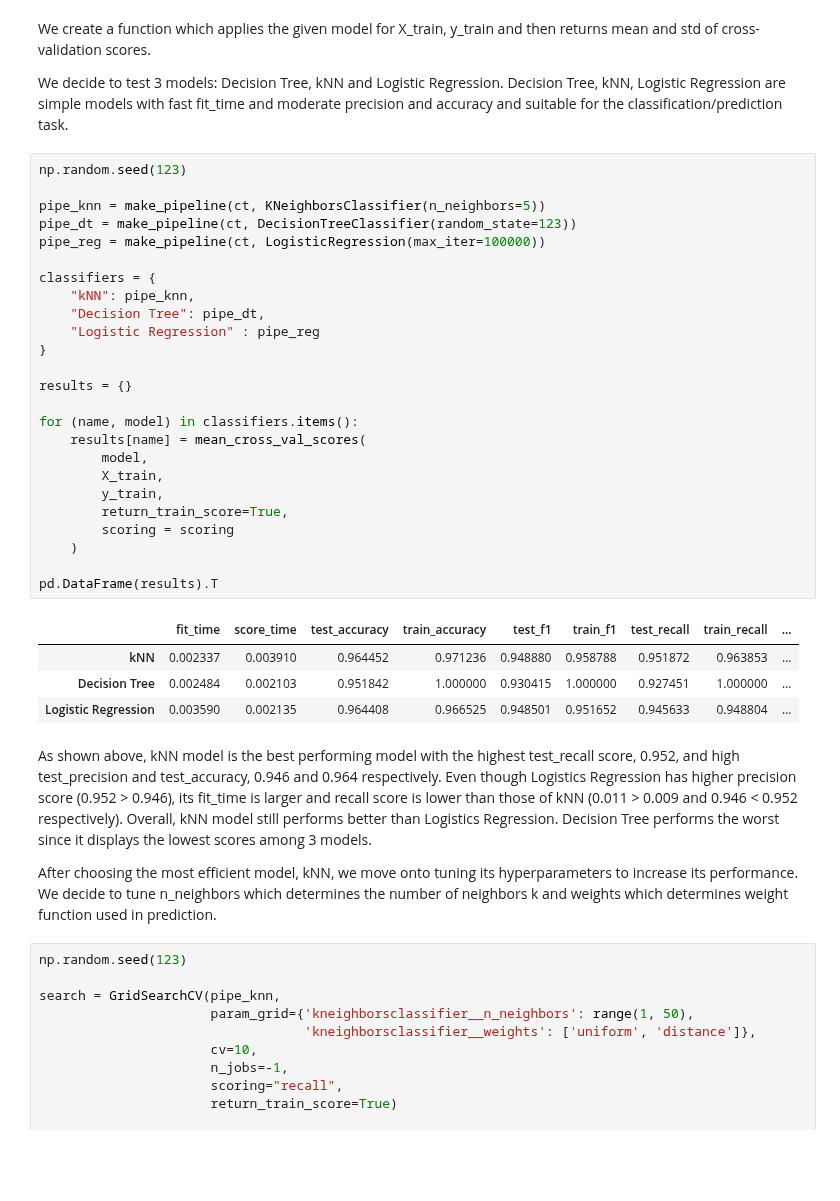
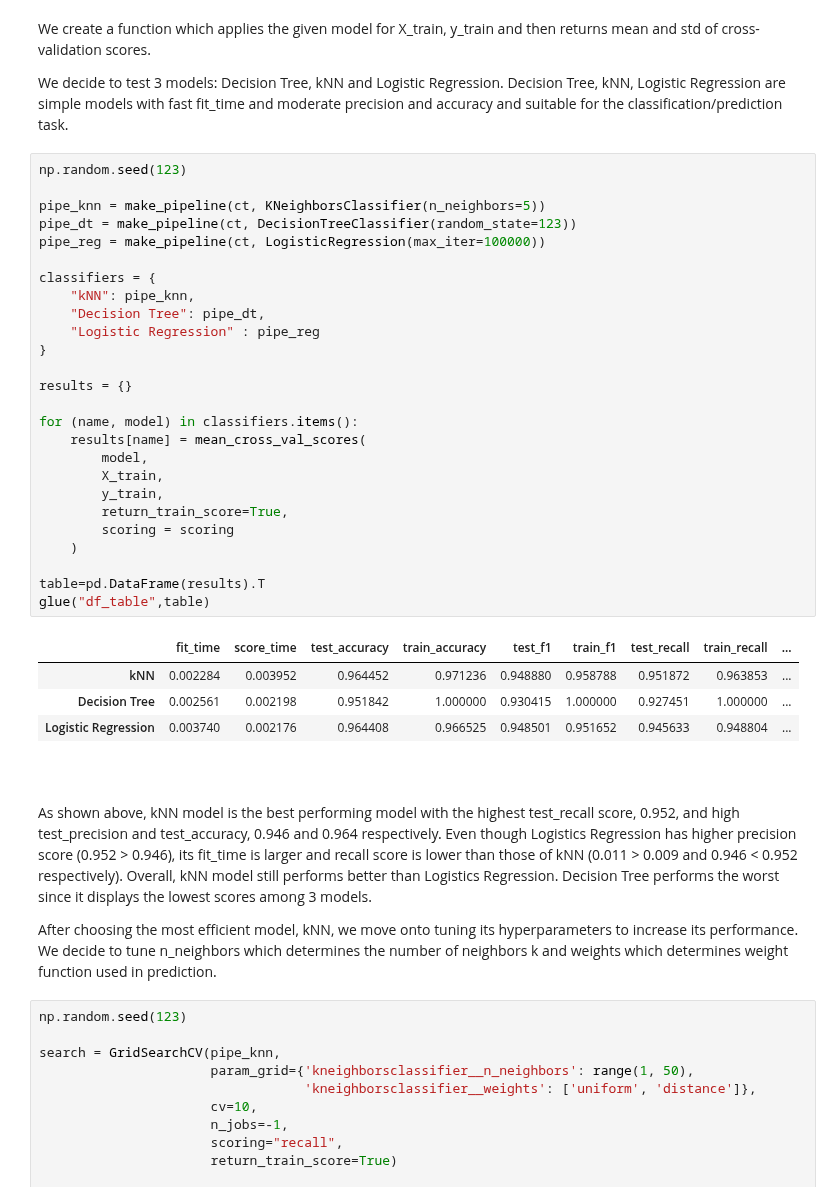
Before and after one commit to DSCI-310/DSCI-310-Group-5, a Jupyter notebook: doc/jbook/_build/jupyter_execute/breast_cancer_prediction.ipynb, the cells around one changed output. Saved outputs shown, nothing was run; the diff lists cells and outputs as text; blank space fills up the shorter version.

````diff
--- a/doc/jbook/_build/jupyter_execute/breast_cancer_prediction.ipynb
+++ b/doc/jbook/_build/jupyter_execute/breast_cancer_prediction.ipynb
@@ -203,34 +225,37 @@ We decide to test 3 models: Decision Tree, kNN and Logistic Regression. Decision
 # %%
 np.random.seed(123)
 
 pipe_knn = make_pipeline(ct, KNeighborsClassifier(n_neighbors=5))
 pipe_dt = make_pipeline(ct, DecisionTreeClassifier(random_state=123))
 pipe_reg = make_pipeline(ct, LogisticRegression(max_iter=100000))
 
 classifiers = {
     "kNN": pipe_knn,
     "Decision Tree": pipe_dt,
     "Logistic Regression" : pipe_reg
 }
 
 results = {}
 
 for (name, model) in classifiers.items():
     results[name] = mean_cross_val_scores(
         model,
         X_train,
         y_train,
         return_train_score=True,
         scoring = scoring
     )
 
-pd.DataFrame(results).T
+table=pd.DataFrame(results).T
+glue("df_table",table)
 # %% [output]
 |  | fit_time | score_time | test_accuracy | train_accuracy | test_f1 | train_f1 | test_recall | train_recall | ... |
-| kNN | 0.002337 | 0.003910 | 0.964452 | 0.971236 | 0.948880 | 0.958788 | 0.951872 | 0.963853 | ... |
-| Decision Tree | 0.002484 | 0.002103 | 0.951842 | 1.000000 | 0.930415 | 1.000000 | 0.927451 | 1.000000 | ... |
-| Logistic Regression | 0.003590 | 0.002135 | 0.964408 | 0.966525 | 0.948501 | 0.951652 | 0.945633 | 0.948804 | ... |
+| kNN | 0.002284 | 0.003952 | 0.964452 | 0.971236 | 0.948880 | 0.958788 | 0.951872 | 0.963853 | ... |
+| Decision Tree | 0.002561 | 0.002198 | 0.951842 | 1.000000 | 0.930415 | 1.000000 | 0.927451 | 1.000000 | ... |
+| Logistic Regression | 0.003740 | 0.002176 | 0.964408 | 0.966525 | 0.948501 | 0.951652 | 0.945633 | 0.948804 | ... |
 # %% [markdown]
+```{glue:} df_table
+```
 As shown above, kNN model is the best performing model with the highest test_recall score, 0.952, and high test_precision and test_accuracy, 0.946 and 0.964 respectively. Even though Logistics Regression has higher precision score (0.952 > 0.946), its fit_time is larger and recall score is lower than those of kNN (0.011 > 0.009 and 0.946 < 0.952 respectively). Overall, kNN model still performs better than Logistics Regression. Decision Tree performs the worst since it displays the lowest scores among 3 models.
 
 After choosing the most efficient model, kNN, we move onto tuning its hyperparameters to increase its performance. We decide to tune n_neighbors which determines the number of neighbors k and weights which determines weight function used in prediction.
````
Also changed, not shown: parts of 16 cells of this notebook, 23 other files.
